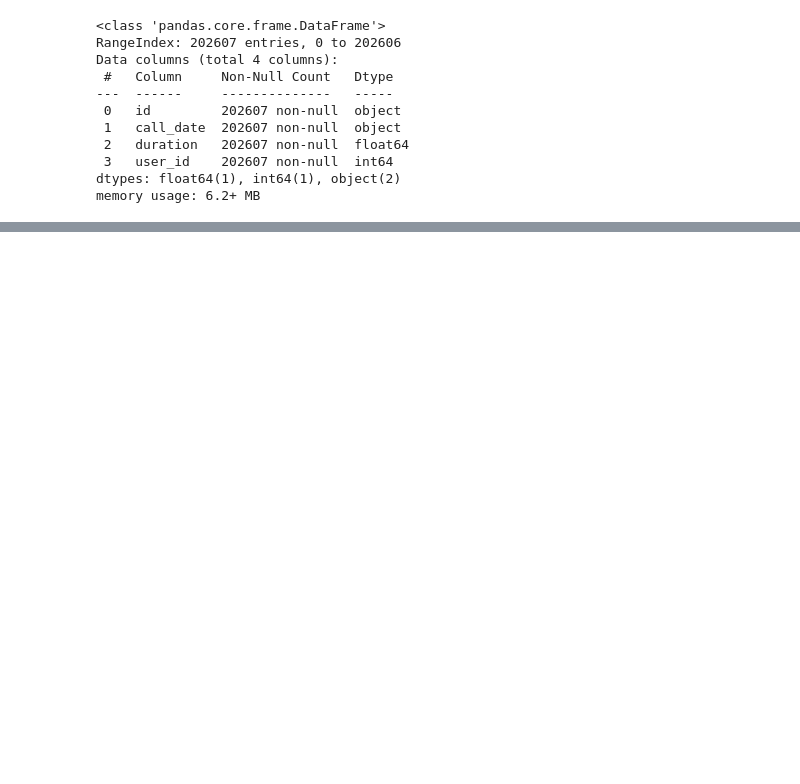
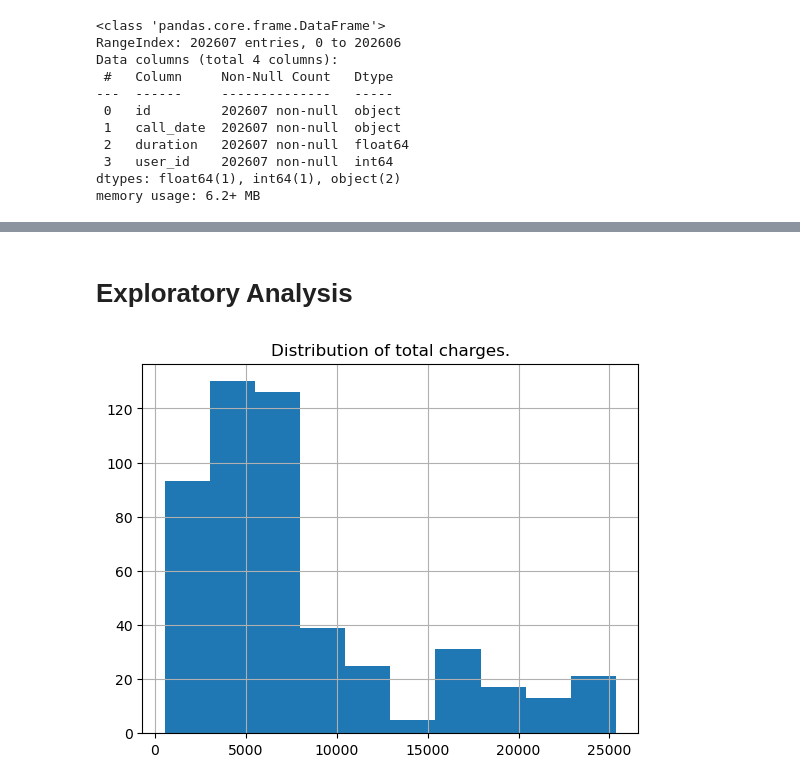
Before and after one commit to vzwork/statistical_analysis, a Jupyter notebook: project_en.ipynb, the cells around one changed output, grey strips where cells are left out. Cells and saved outputs as stored; diff of their text form; code cells hidden in the pictures; blank space fills up the shorter version.

```diff
--- a/project_en.ipynb
+++ b/project_en.ipynb
@@ -1116,0 +438,2 @@ the profits in "Moscow" and other regions were different
+# %%
+df_users['periods'] = calculate_period(df_users.reg_date, df_users.last_date)
@@ -1116,0 +449,22 @@ the profits in "Moscow" and other regions were different
+# %%
+def calculate_monthly_costs(row):
+    tariff = row.tariff
+    tariff_index = df_tariffs[df_tariffs.tariff_name == tariff].index[0]
+
+    # extract cost of extra gb
+    rub_monthly_fee = df_tariffs.iloc[tariff_index].rub_monthly_fee
+
+    return rub_monthly_fee * row.periods
+# %%
+df_users['costs_monthly'] = df_users.apply(lambda row: calculate_monthly_costs(row), axis=1)
+# %%
+df_users['costs_total'] = df_users.costs_monthly + df_users.costs_calls + \
+                          df_users.costs_messages + df_users.costs_internet
+# %% [markdown]
+# Exploratory Analysis
+# %%
+df_users.costs_total.hist()
+plt.title('Distribution of total charges.')
+plt.show()
+# %% [output]
+[figure, added]
```
Also changed, not shown: parts of 245 cells of this notebook, 1 other file.
